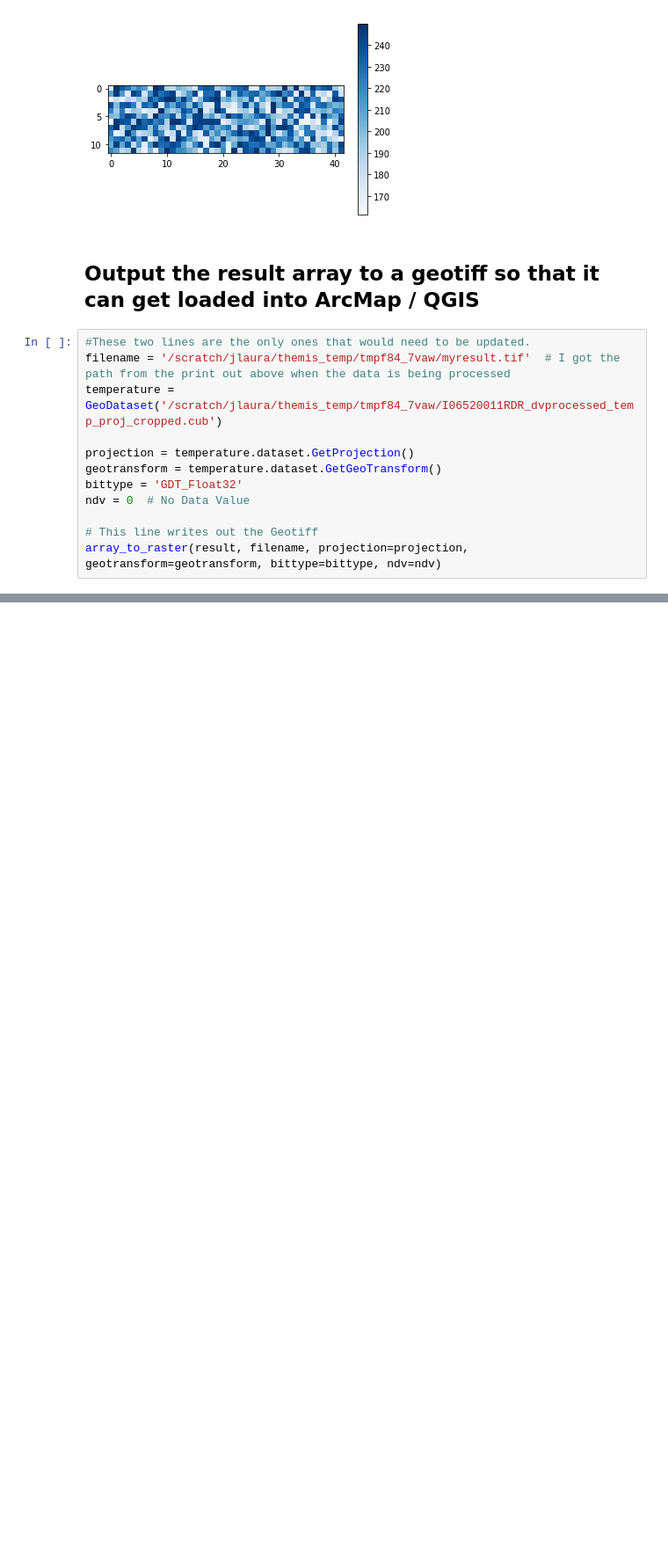
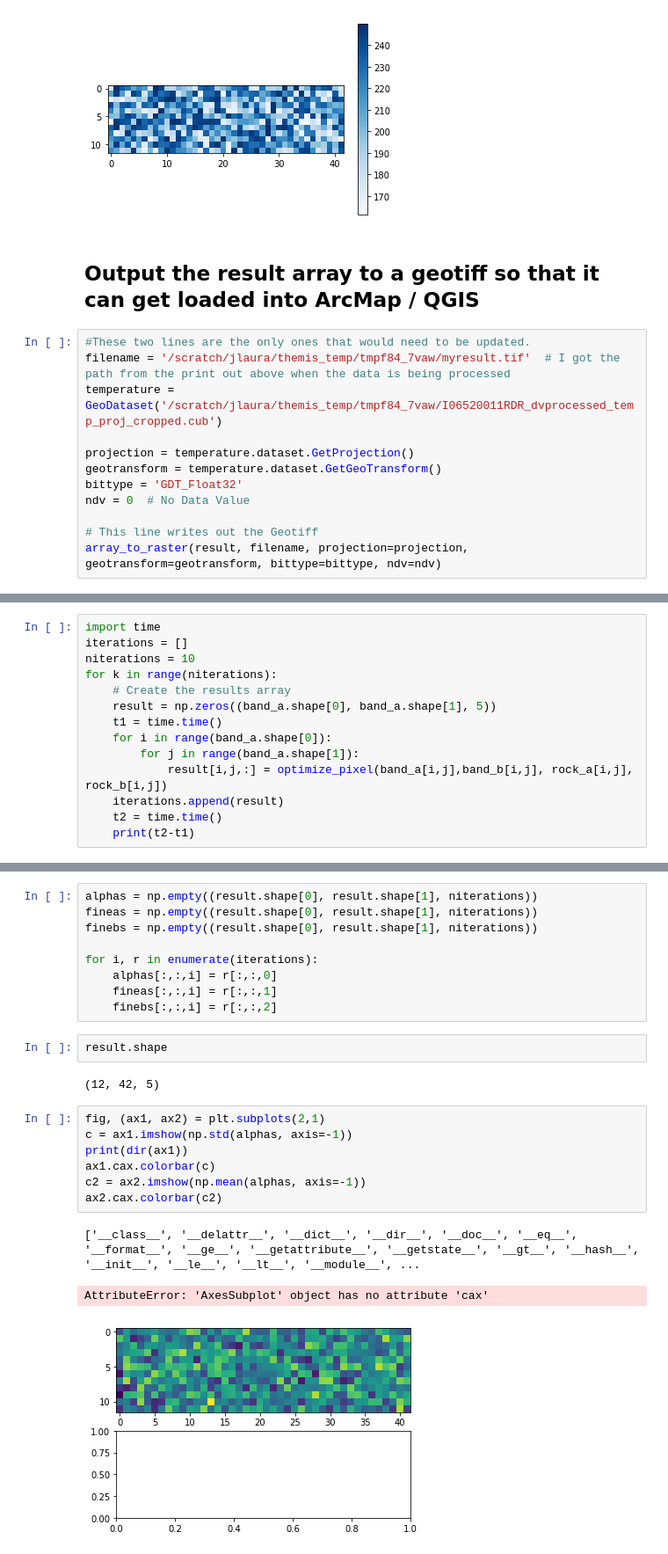
Before and after one commit to USGS-Astrogeology/themis_ra, a Jupyter notebook: notebooks/Processing_Pipeline.ipynb, the cells around one changed output, grey strips where cells are left out. Shown at 88% size. Saved outputs shown, nothing was run; the diff lists cells and outputs as text; blank space fills up the shorter version.

```diff
--- a/notebooks/Processing_Pipeline.ipynb
+++ b/notebooks/Processing_Pipeline.ipynb
@@ -116,0 +120,14 @@ array_to_raster(result, filename, projection=projection, geotransform=geotransfo
+# %%
+import time
+iterations = []
+niterations = 10
+for k in range(niterations):
+    # Create the results array
+    result = np.zeros((band_a.shape[0], band_a.shape[1], 5))
+    t1 = time.time()
+    for i in range(band_a.shape[0]):
+        for j in range(band_a.shape[1]):
+            result[i,j,:] = optimize_pixel(band_a[i,j],band_b[i,j], rock_a[i,j], rock_b[i,j])
+    iterations.append(result)
+    t2 = time.time()
+    print(t2-t1)
@@ -116,0 +145,24 @@ array_to_raster(result, filename, projection=projection, geotransform=geotransfo
+# %%
+alphas = np.empty((result.shape[0], result.shape[1], niterations))
+fineas = np.empty((result.shape[0], result.shape[1], niterations))
+finebs = np.empty((result.shape[0], result.shape[1], niterations))
+
+for i, r in enumerate(iterations):
+    alphas[:,:,i] = r[:,:,0]
+    fineas[:,:,i] = r[:,:,1]
+    finebs[:,:,i] = r[:,:,2]
+# %%
+result.shape
+# %% [output]
+(12, 42, 5)
+# %%
+fig, (ax1, ax2) = plt.subplots(2,1)
+c = ax1.imshow(np.std(alphas, axis=-1))
+print(dir(ax1))
+ax1.cax.colorbar(c)
+c2 = ax2.imshow(np.mean(alphas, axis=-1))
+ax2.cax.colorbar(c2)
+# %% [output]
+['__class__', '__delattr__', '__dict__', '__dir__', '__doc__', '__eq__', '__format__', '__ge__', '__getattribute__', '__getstate__', '__gt__', '__hash__', '__init__', '__le__', '__lt__', '__module__', ...
+AttributeError: 'AxesSubplot' object has no attribute 'cax'
+[figure, added]
```
Also changed, not shown: parts of 3 cells of this notebook, 1 other file.
